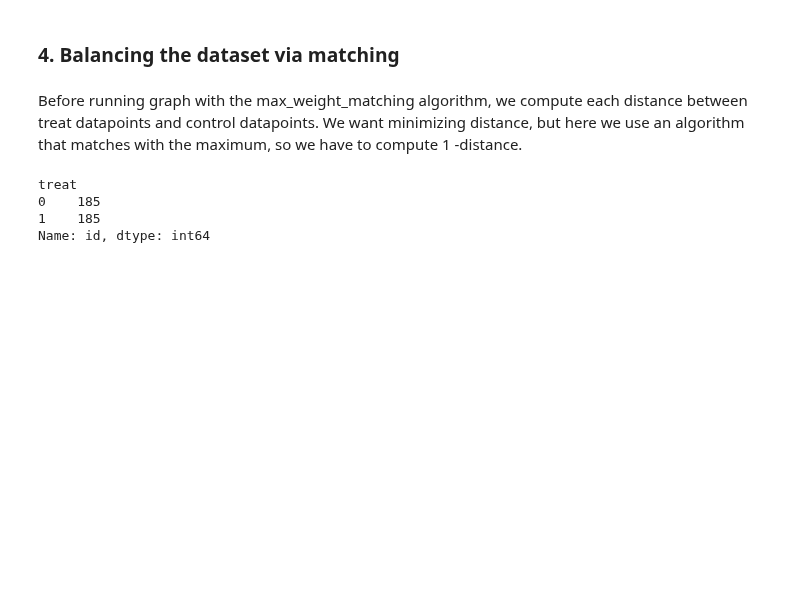
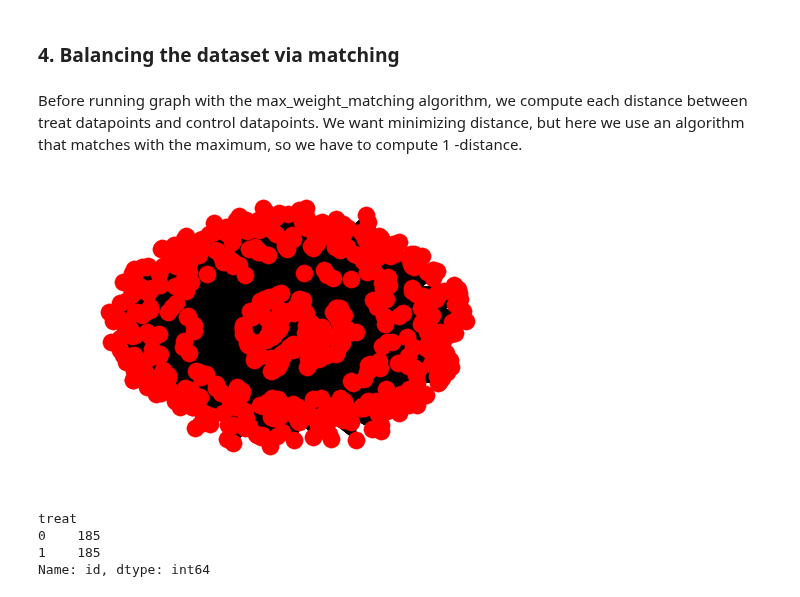
Before and after one commit to MsSquirrel/ADA---MAK, a Jupyter notebook: 04 - Applied ML/alex/Homework 4.ipynb, the cells around one changed output. Cells and saved outputs as stored; diff of their text form; code cells hidden in the pictures; blank space fills up the shorter version.

```diff
--- a/04 - Applied ML/alex/Homework 4.ipynb
+++ b/04 - Applied ML/alex/Homework 4.ipynb
@@ -182,6 +182,10 @@ def run_graph_matching(data):
+# %%
+matching, graph = run_graph_matching(df_propensity)
 # %%
-matching = run_graph_matching(df_propensity)
+nx.draw(graph,pos=nx.spring_layout(graph)) # don't know if its cool
 df_matched = df[df.index.isin(list(matching))]
+# %% [output]
+[figure, added]
 # %%
 # Verify same number in each groups
 df_matched.groupby('treat')['id'].count()
```
Also changed, not shown: parts of 23 cells of this notebook, 2 other files.
